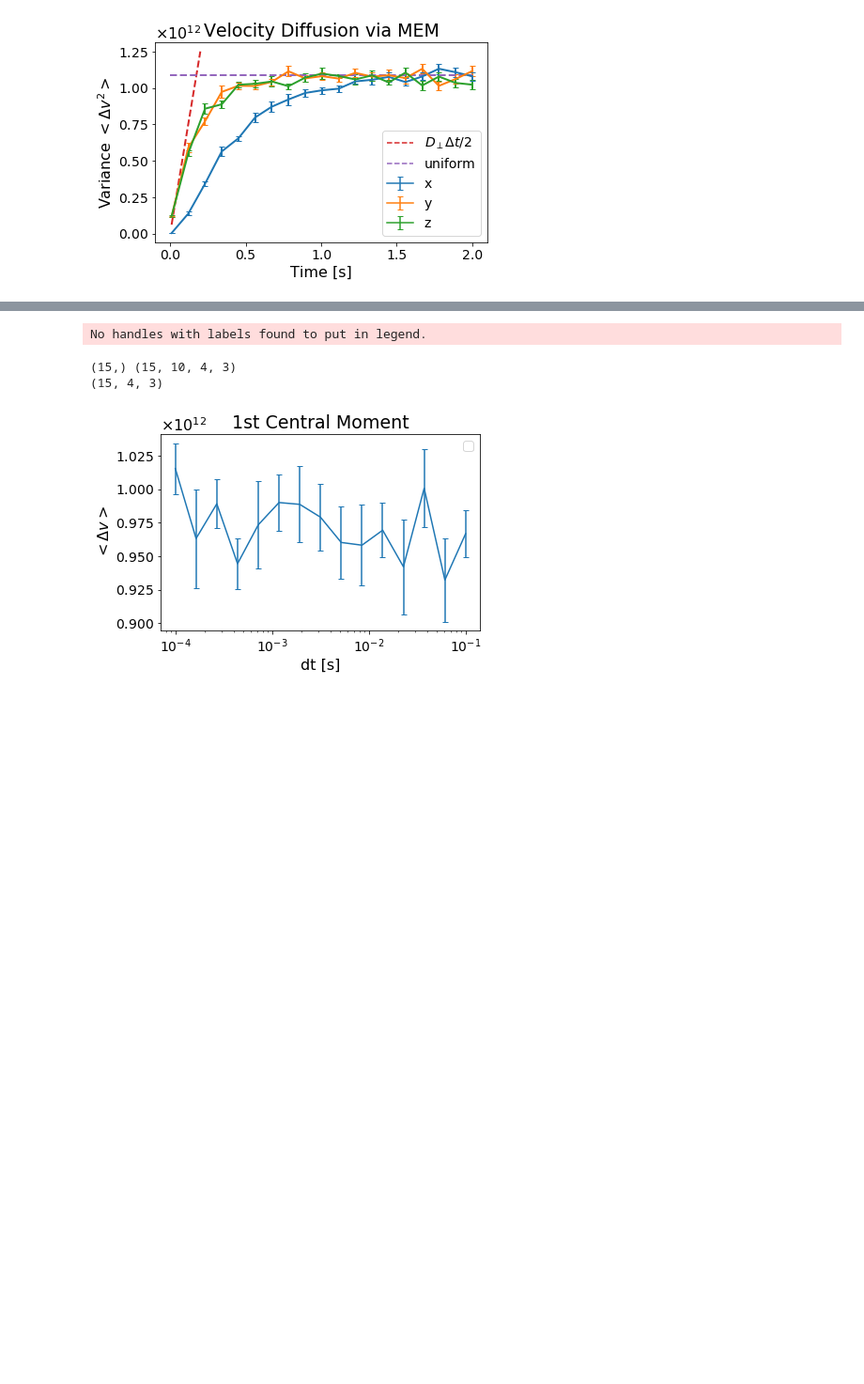
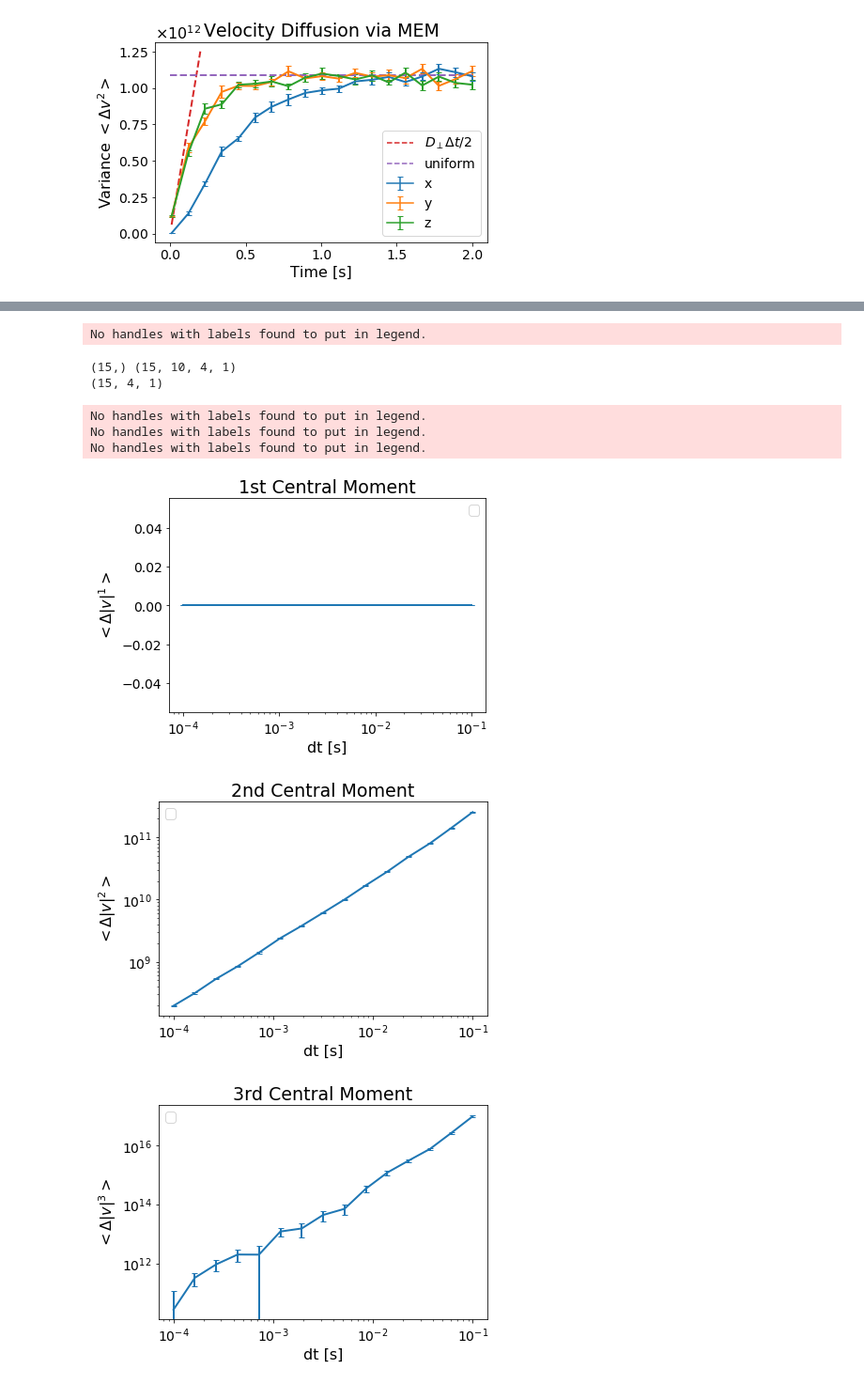
Before and after one commit to lauraxinzhang/CoulombCollisions, a Jupyter notebook: tests.ipynb, the cells around one changed output, grey strips where cells are left out. Shown at 94% size. Saved outputs shown, nothing was run; the diff lists cells and outputs as text; code cells hidden in the pictures; blank space fills up the shorter version.

```diff
--- a/tests.ipynb
+++ b/tests.ipynb
@@ -374,3 +377,3 @@ fig.savefig('diff_EM.pdf', bbox_inches = "tight")
 # %%
 moments = [1, 2, 3, 4]
-dtList, momList = test.pitchConvergence(17000, 128, -4, -1, 0.2, 10, moments, 'MEM', False, True)
+dtList, momList = test.pitchConvergence(17000, 500, -4, -1, 0.2, 10, moments, 'MEM', False, True)
@@ -376,0 +415,15 @@ dtList, momList = test.pitchConvergence(17000, 128, -4, -1, 0.2, 10, moments, 'M
+# %%
+# aveMom = np.mean(momListEM, axis = 1)
+# steMom = stats.sem(momListEM, axis = 1)
+
+aveMom = np.diff(np.mean(momListEM, axis = 1), axis =0)
+steMom = np.diff(stats.sem(momListEM, axis = 1), axis = 0)
+
+fig, ax = plt.subplots()
+momIndex = 0
+i = 1
+ebar = ax.errorbar(dtList[1:], aveMom[:, momIndex, i], steMom[:, momIndex, i],
+                   capsize = 3, label = lab)
+plt.xscale('log')
+plt.ylabel('$E[vy_l] - E[vy_{l-1}]$')
+plt.xlabel('dt')
@@ -377,21 +464,38 @@ dtList, momList = test.pitchConvergence(17000, 128, -4, -1, 0.2, 10, moments, 'M
+# %%
+moments = [1, 2, 3, 4]
+dtList, momSpeedMEM = test.energyConvergence(17000, 500, -4, -1, 0.2, 10, moments, 'MEM', False, True)
 # %%
-print(dtList.shape, momList.shape)
-aveMom = np.mean(momList, axis = 1)
-steMom = stats.sem(momList, axis = 1)
+print(dtList.shape, momSpeedMEM.shape)
+aveMom = np.mean(momSpeedMEM, axis = 1)
+steMom = stats.sem(momSpeedMEM, axis = 1)
 print(aveMom.shape)
 # print(dtList, aveMom)
 # plt.plot(dtList, aveMom[:, 2, 0])
-momIndex = 1
-fig, ax = plt.subplots()
-ax.errorbar(dtList, aveMom[:, momIndex,1], steMom[:, momIndex, 1], capsize = 3)
-plt.xscale('log')
-# plt.yscale('log')
-plt.ticklabel_format(axis = 'y', style = 'sci', scilimits=(-2, 0), useMathText=True)
-formatAndSave(fig, ax, lines, 'dt [s]', '$<\Delta v>$', fontsize = 16,
-              title = '1st Central Moment',
-             filename = '1stMoment.pdf')
+
+
+for momIndex, name in zip(moments, ['1st', '2nd', '3rd', '4th']):
+    fig, ax = plt.subplots()
+    lines = []
+    momIndex = momIndex -1
+
+    ebar = ax.errorbar(dtList, aveMom[:, momIndex, 0], steMom[:, momIndex, 0], capsize = 3)
+    lines += ebar.lines
+    plt.xscale('log')
+
+    if momIndex != 0:
+        plt.yscale('log')
+#     plt.ticklabel_format(axis = 'y', style = 'sci', scilimits=(-2, 0), useMathText=True)
+    power =  str(moments[momIndex])
+    formatAndSave(fig, ax, lines, 'dt [s]', '$<\Delta |v|^{}>$'.format(power), fontsize = 16,
+                  title = name +' Central Moment',
+                 filename = name +'SpeedMomentMEM.pdf')
 # %% [output]
 No handles with labels found to put in legend.
-(15,) (15, 10, 4, 3)
-(15, 4, 3)
+(15,) (15, 10, 4, 1)
+(15, 4, 1)
+No handles with labels found to put in legend.
+No handles with labels found to put in legend.
+No handles with labels found to put in legend.
-[figure, old version]
+[figure, new version]
+[figure, added]
+[figure, added]
```
Also changed, not shown: parts of 27 cells of this notebook, 5 other files.
